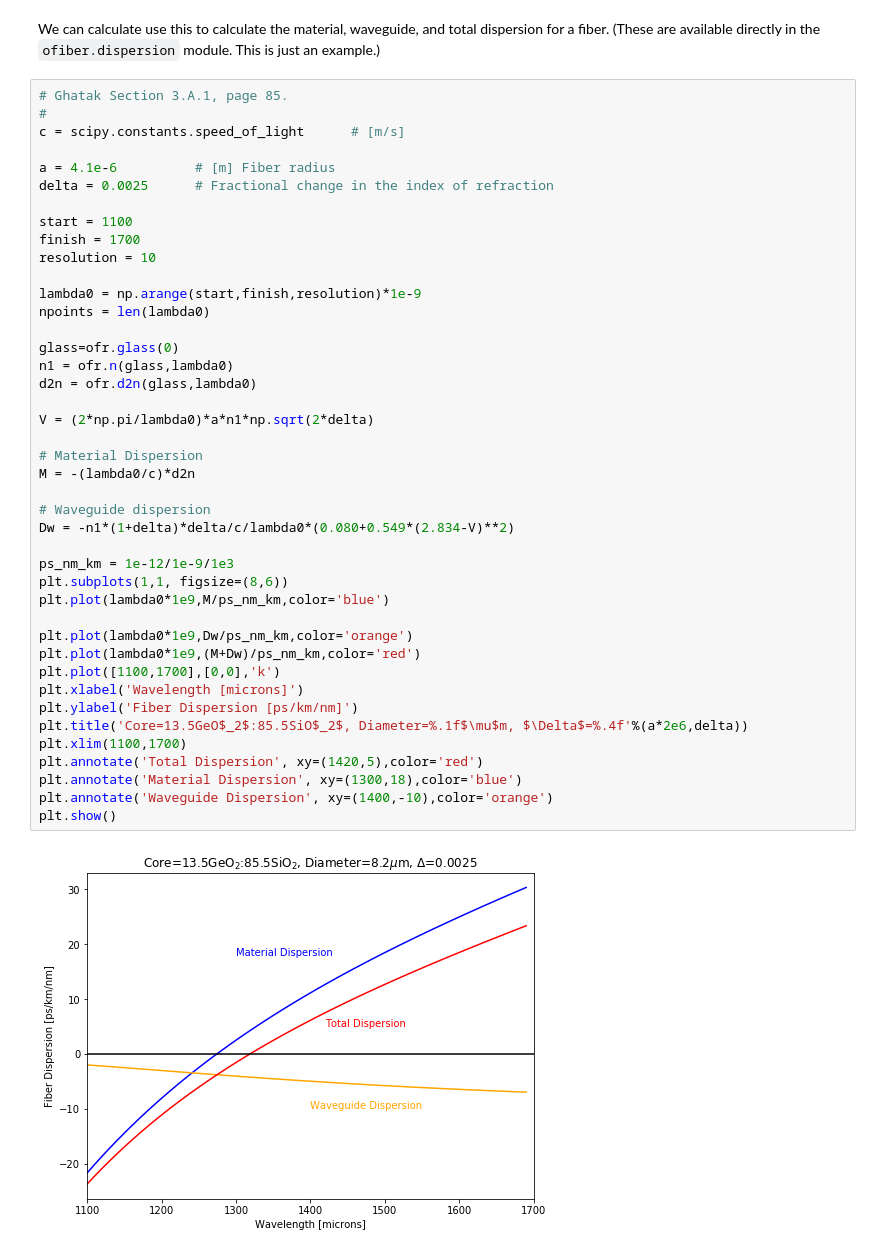
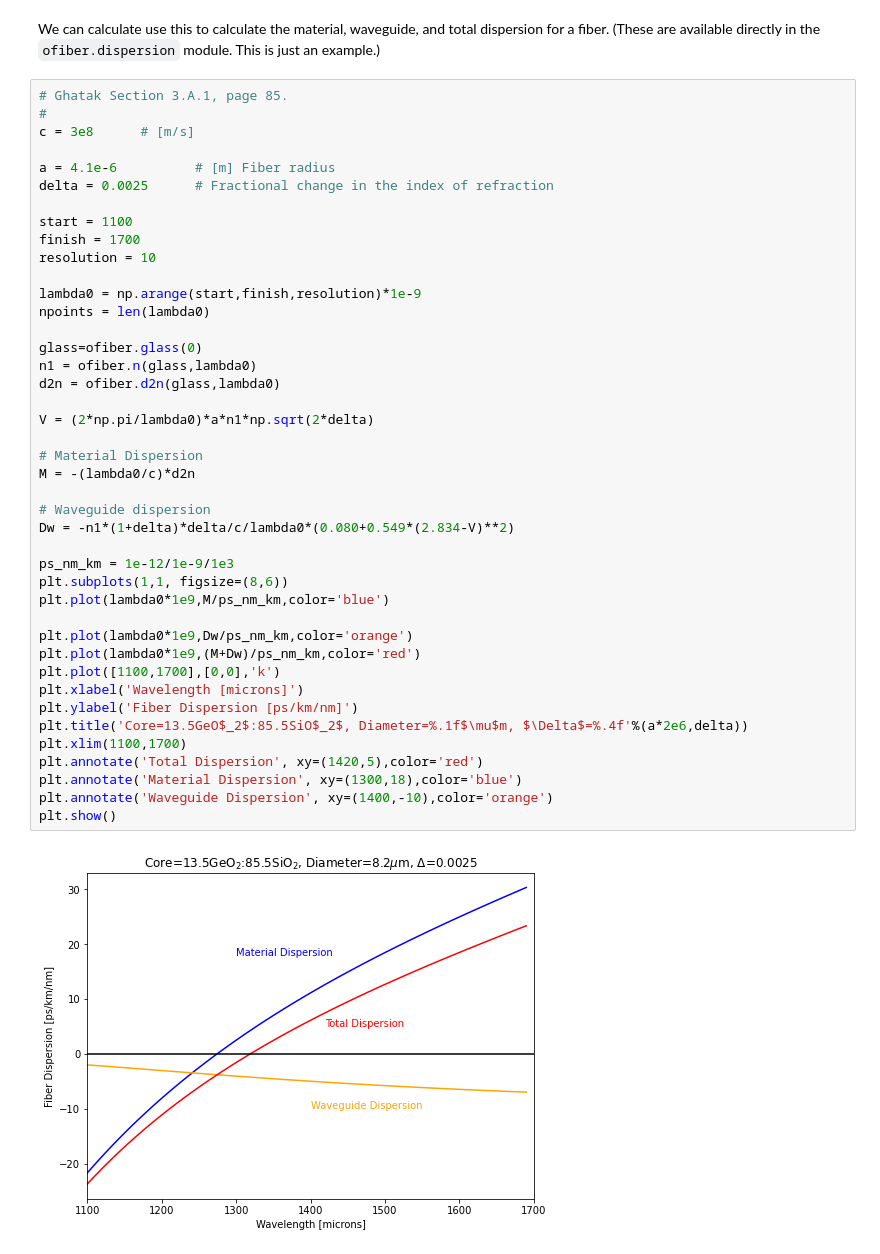
Before and after one commit to scottprahl/ofiber, a Jupyter notebook: docs/1-Refractive-Index.ipynb, the cells around one changed output. Saved outputs shown, nothing was run; the diff lists cells and outputs as text.

```diff
--- a/docs/1-Refractive-Index.ipynb
+++ b/docs/1-Refractive-Index.ipynb
@@ -174,7 +171,7 @@ We can calculate use this to calculate the material, waveguide, and total disper
 # %%
 # Ghatak Section 3.A.1, page 85.
 #
-c = scipy.constants.speed_of_light      # [m/s]
+c = 3e8      # [m/s]
 
 a = 4.1e-6          # [m] Fiber radius
 delta = 0.0025      # Fractional change in the index of refraction
@@ -184,34 +181,34 @@ finish = 1700
 resolution = 10
 
 lambda0 = np.arange(start,finish,resolution)*1e-9
 npoints = len(lambda0)
 
-glass=ofr.glass(0)
-n1 = ofr.n(glass,lambda0)
-d2n = ofr.d2n(glass,lambda0)
+glass=ofiber.glass(0)
+n1 = ofiber.n(glass,lambda0)
+d2n = ofiber.d2n(glass,lambda0)
 
 V = (2*np.pi/lambda0)*a*n1*np.sqrt(2*delta)
 
 # Material Dispersion
 M = -(lambda0/c)*d2n
 
 # Waveguide dispersion
 Dw = -n1*(1+delta)*delta/c/lambda0*(0.080+0.549*(2.834-V)**2)
 
 ps_nm_km = 1e-12/1e-9/1e3
 plt.subplots(1,1, figsize=(8,6))
 plt.plot(lambda0*1e9,M/ps_nm_km,color='blue')
 
 plt.plot(lambda0*1e9,Dw/ps_nm_km,color='orange')
 plt.plot(lambda0*1e9,(M+Dw)/ps_nm_km,color='red')
 plt.plot([1100,1700],[0,0],'k')
 plt.xlabel('Wavelength [microns]')
 plt.ylabel('Fiber Dispersion [ps/km/nm]')
 plt.title('Core=13.5GeO$_2$:85.5SiO$_2$, Diameter=%.1f$\mu$m, $\Delta$=%.4f'%(a*2e6,delta))
 plt.xlim(1100,1700)
 plt.annotate('Total Dispersion', xy=(1420,5),color='red')
 plt.annotate('Material Dispersion', xy=(1300,18),color='blue')
 plt.annotate('Waveguide Dispersion', xy=(1400,-10),color='orange')
 plt.show()
 # %% [output]
-[figure, old version]
+[figure, new version]
```
Also changed, not shown: parts of 16 cells of this notebook, 4 other files.
